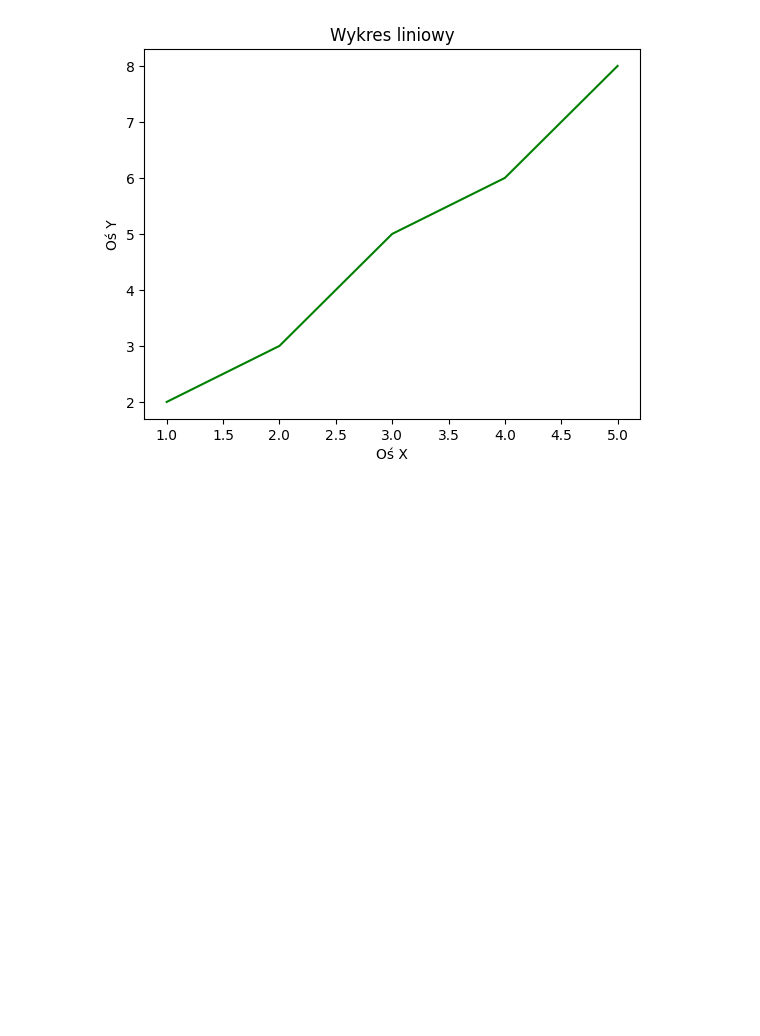
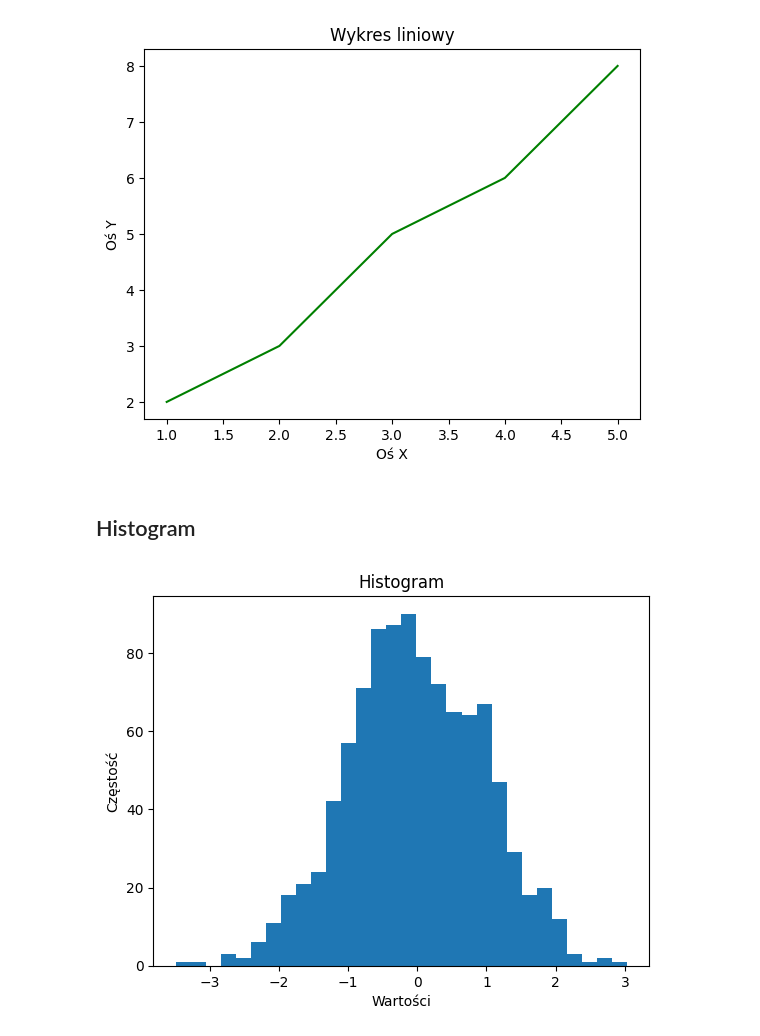
Before and after one commit to rajkonkret/PythonAnalizaDanychZus, a Jupyter notebook: day3/cwiczenie5.ipynb, the cells around one changed output. Saved outputs shown, nothing was run; the diff lists cells and outputs as text; code cells hidden in the pictures; blank space fills up the shorter version.

Commit message:
[3 14] update cwiczenie5.ipynb, histogram

```diff
--- a/day3/cwiczenie5.ipynb
+++ b/day3/cwiczenie5.ipynb
@@ -162,3 +162,21 @@ plt.ylabel("Oś Y")
 plt.show()
 # %% [output]
 [figure]
+# %% [markdown]
+## Histogram
+# %%
+import matplotlib.pyplot as plt
+import numpy as np
+
+data = np.random.normal(0, 1, 1000)
+
+plt.hist(data, bins=30)
+plt.title("Histogram")
+plt.xlabel("Wartości")
+plt.ylabel("Częstość")
+
+plt.savefig('wykres.png')
+plt.savefig('wykres.pdf')
+plt.show()
+# %% [output]
+[figure, added]
```
Also changed, not shown: parts of 1 cell of this notebook.
